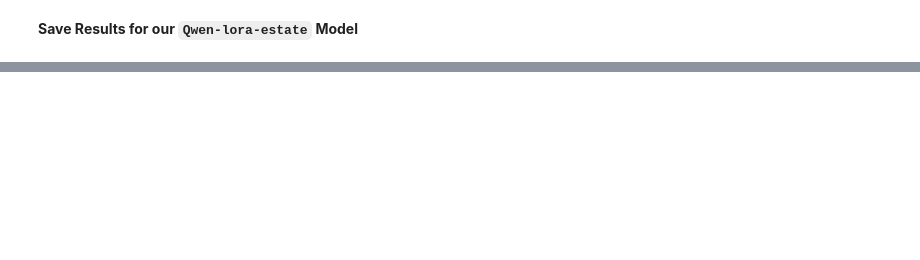
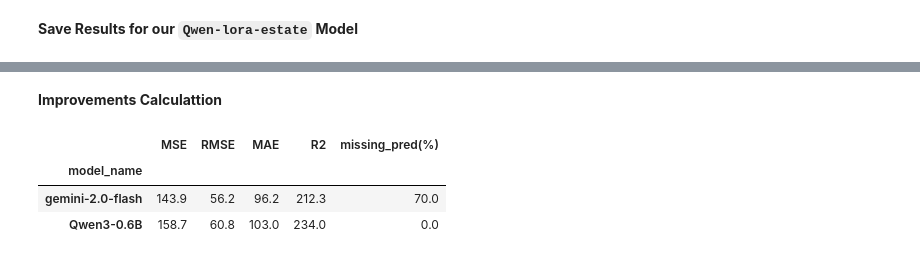
Before and after one commit to heba14101998/Qwen-LoRA-Estate, a Jupyter notebook: 3_Evaluate_all_Models.ipynb, the cells around one changed output, grey strips where cells are left out. Drawn from its saved outputs; the diff is of its cells as text; code cells hidden in the pictures; blank space fills up the shorter version.

```diff
--- a/3_Evaluate_all_Models.ipynb
+++ b/3_Evaluate_all_Models.ipynb
@@ -466,0 +511,9 @@ Qwen_lora_estate_results.to_csv(f"{os.environ['RESULTS']}/qwen_lora_estate_resul
+# %%
+json_files = []
+
+for root, dirs, files in os.walk('results'):
+    for file in files:
+        if file.endswith('_results.json'):
+            json_files.append(file)
+
+json_files
@@ -466,0 +542,21 @@ Qwen_lora_estate_results.to_csv(f"{os.environ['RESULTS']}/qwen_lora_estate_resul
+# %% [markdown]
+**Improvements  Calculattion**
+# %%
+improvement = pd.DataFrame()
+metrics = ['MSE', 'RMSE', 'MAE', 'R2']
+
+qwen_lora = df_results.loc['Qwen-LoRA-Estate']
+
+for metric in metrics:
+    improvement[metric] = abs(qwen_lora[metric] - df_results[metric]) / qwen_lora[metric] * 100
+
+improvement['missing_pred(%)'] = abs(qwen_lora['missing_pred(%)'] - df_results['missing_pred(%)'])
+
+improvement = improvement.round(1)
+improvement = improvement.drop('Qwen-LoRA-Estate')
+improvement
+# %% [output]
+|  | MSE | RMSE | MAE | R2 | missing_pred(%) |
+| model_name |  |  |  |  |  |
+| gemini-2.0-flash | 143.9 | 56.2 | 96.2 | 212.3 | 70.0 |
+| Qwen3-0.6B | 158.7 | 60.8 | 103.0 | 234.0 | 0.0 |
```
Also changed, not shown: parts of 31 cells of this notebook, 14 other files.
